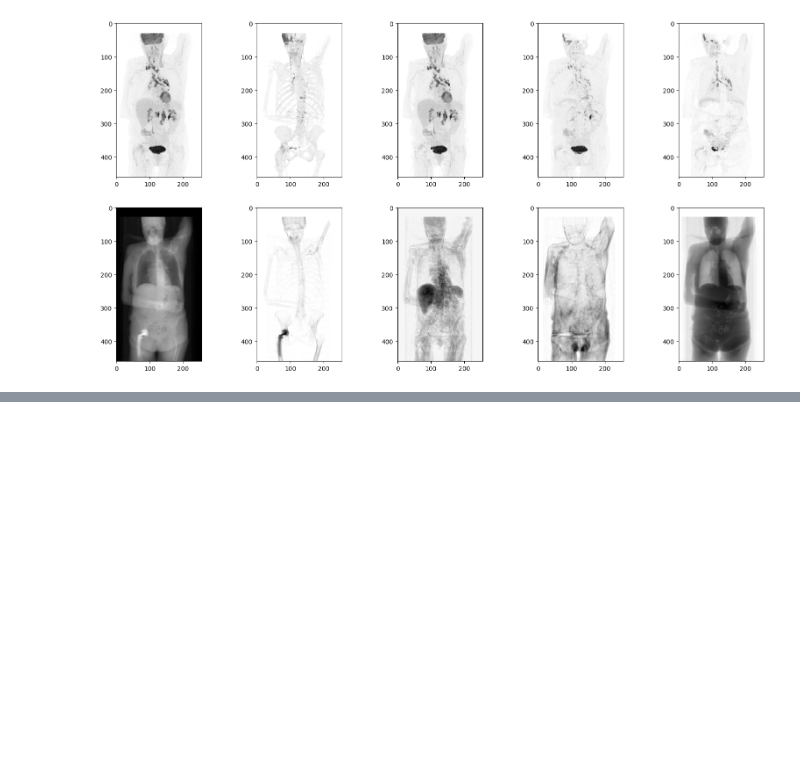
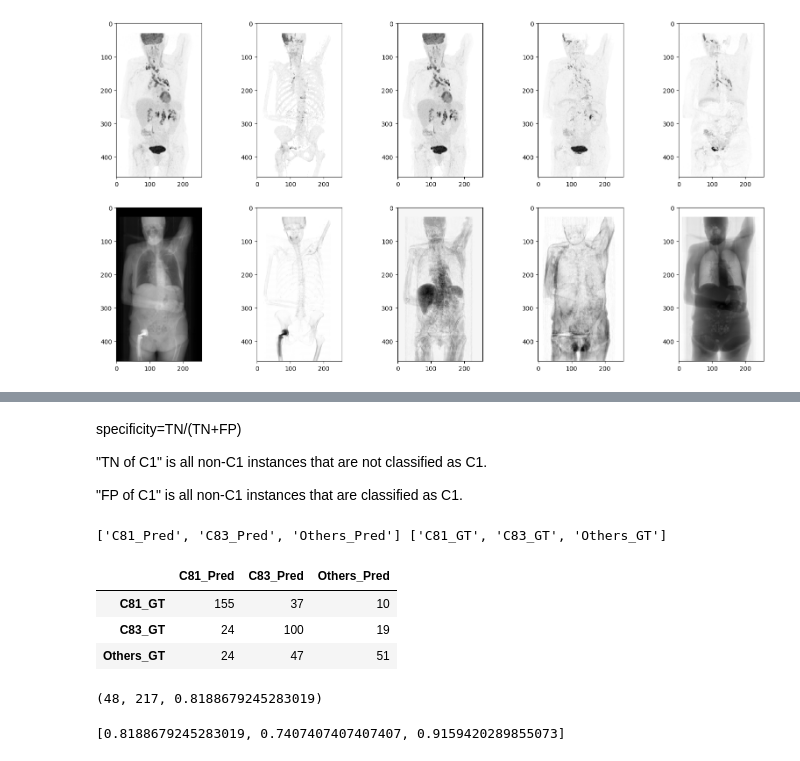
Before and after one commit to NickosKal/UCAN-PET-CT-image-data-handling-pipeline, a Jupyter notebook: Task4/Data_preparation/evaluate_models_ashish.ipynb, the cells around one changed output, grey strips where cells are left out. Saved outputs shown, nothing was run; the diff lists cells and outputs as text; code cells hidden in the pictures; blank space fills up the shorter version.

```diff
--- a/Task4/Data_preparation/evaluate_models_ashish.ipynb
+++ b/Task4/Data_preparation/evaluate_models_ashish.ipynb
@@ -305,0 +338,5 @@ plt.show()
+# %%
+data= pd.read_csv("/home/ashish/Ashish/UCAN/Results/regression/Experiment_2/CV_7/Metrics/epoch_648.csv")
+metric_r_squared = r2_score(data["GT"], data["prediction (age)"])
+metric_mae = mean_absolute_error(data["GT"], data["prediction (age)"])
+print(metric_mae, metric_r_squared)
@@ -305,0 +404,3 @@ plt.show()
+# %%
+best_model_path, epoch_to_continue = best_model_selection_from_fold(system=2, type="regression", category=None, experiment_number=2, fold_number=0)
+best_model_path, epoch_to_continue
@@ -305,0 +410,29 @@ plt.show()
+# %%
+def evaluate_bestmodels_allfolds(system, type, category, experiment_number, folds_list):
+    repls = ("Network_Weights/best_model", "Metrics/epoch"), ("pth.tar", "csv")
+
+    metric_data_list = []
+    for fold_number in folds_list:
+        best_model_path, _ = best_model_selection_from_fold(system, type, category, experiment_number, fold_number)
+        best_metric_path = reduce(lambda a, kv: a.replace(*kv), repls, best_model_path)
+        print(best_metric_path)
+        metric_data = pd.read_csv(best_metric_path)
+        metric_data_list.append(metric_data)
+
+    all_metric_df = pd.concat(metric_data_list)
+
+    if type=="regression":
+        metric_r_squared = r2_score(all_metric_df["GT"], all_metric_df["prediction (age)"])
+        metric_mae = mean_absolute_error(all_metric_df["GT"], all_metric_df["prediction (age)"])
+        metrics = {"metric_mae":metric_mae, "metric_r_squared":metric_r_squared}
+        return metrics
+    else:
+        c_k_score = cohen_kappa_score(all_metric_df["prediction"], all_metric_df["GT"])
+        idx_classes = ["C81_GT", "C83_GT", "Others_GT"]
+        col_classes = ["C81_Pred", "C83_Pred", "Others_Pred"]
+        confusion_matrix_df = pd.DataFrame(confusion_matrix(all_metric_df["GT"], all_metric_df["prediction"]), columns=col_classes, index=idx_classes)
+        metrics = {"c_k_score":c_k_score, "confusion_matrix":confusion_matrix_df}
+        return metrics
+# %%
+metrics = evaluate_bestmodels_allfolds(system=2, type="classification", category="Diagnosis", experiment_number=1, folds_list=list(range(6)))
+metrics
@@ -305,0 +451,36 @@ plt.show()
+# %% [markdown]
+specificity=TN/(TN+FP)
+
+"TN of C1" is all non-C1 instances that are not classified as C1.
+
+"FP of C1" is all non-C1 instances that are classified as C1.
+# %%
+confusion_matrix_df = metrics["confusion_matrix"]
+pred_class= list(confusion_matrix_df.columns)
+GT_class= list(confusion_matrix_df.index)
+print(pred_class, GT_class)
+metrics["confusion_matrix"]
+# %% [output]
+['C81_Pred', 'C83_Pred', 'Others_Pred'] ['C81_GT', 'C83_GT', 'Others_GT']
+|  | C81_Pred | C83_Pred | Others_Pred |
+| C81_GT | 155 | 37 | 10 |
+| C83_GT | 24 | 100 | 19 |
+| Others_GT | 24 | 47 | 51 |
+# %%
+# Test Specifity calculation
+FP = np.sum(np.array(metrics["confusion_matrix"].loc[["C83_GT", "Others_GT"], ["C81_Pred"]])) #+ metrics["confusion_matrix"].loc["Others_GT", :].sum()
+TN = np.sum(np.array(metrics["confusion_matrix"].loc[["C83_GT", "Others_GT"], ["C83_Pred", "Others_Pred"]]))
+specificity = TN/(TN+FP)
+FP, TN, specificity
+# %% [output]
+(48, 217, 0.8188679245283019)
+# %%
+specificity = []
+for cls in GT_class:
+    cls_orig = cls.split('_')[0]
+    FP = np.sum(np.array(metrics["confusion_matrix"].loc[[i for i in GT_class if i!=cls], [cls_orig + "_Pred"]]))
+    TN = np.sum(np.array(metrics["confusion_matrix"].loc[[i for i in GT_class if i!=cls], [i for i in pred_class if i!=cls_orig + "_Pred"]]))
+    specificity.append(TN/(TN+FP))
+specificity
+# %% [output]
+[0.8188679245283019, 0.7407407407407407, 0.9159420289855073]
```
Also changed, not shown: parts of 16 cells of this notebook, 7 other files.
